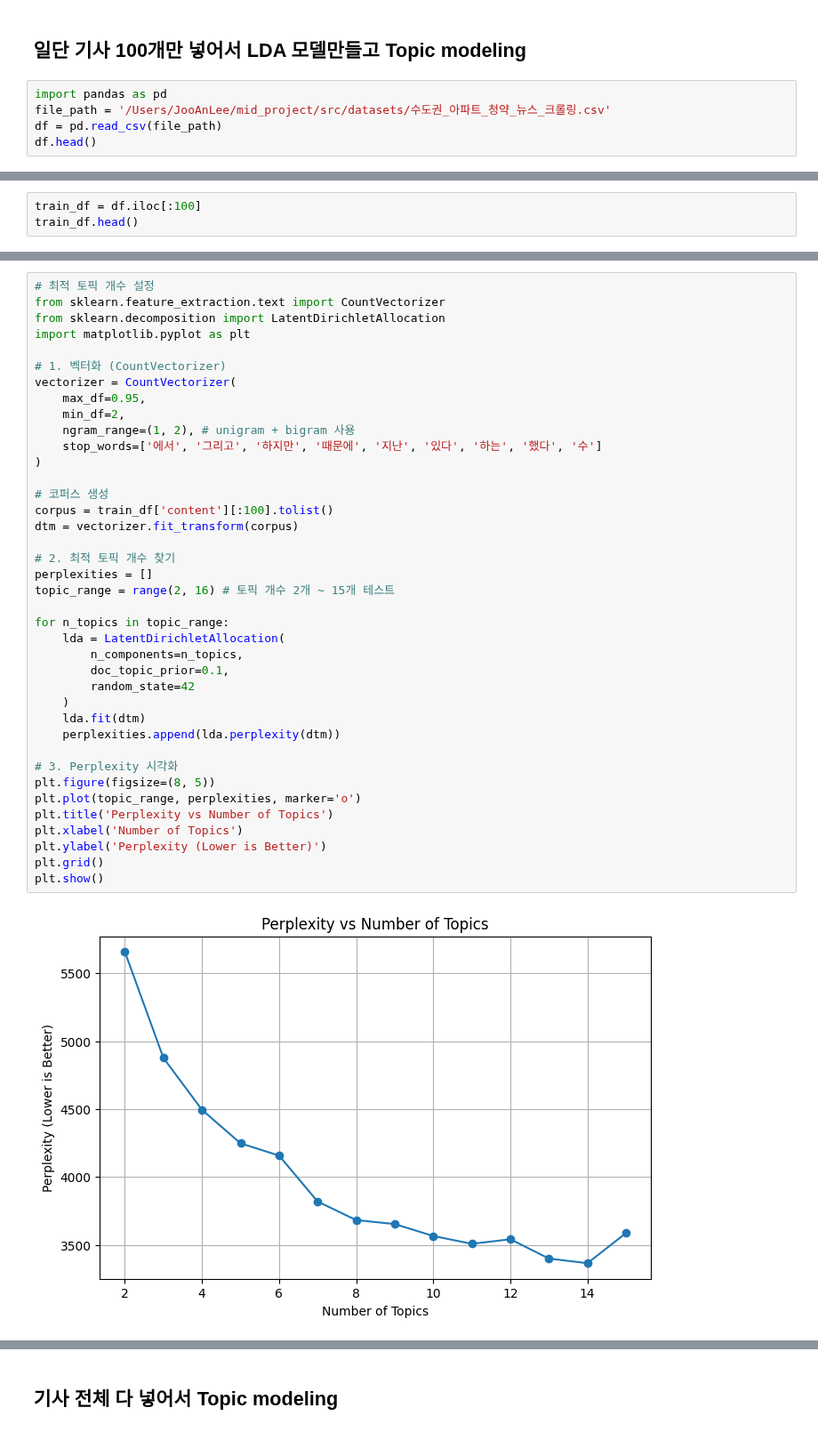
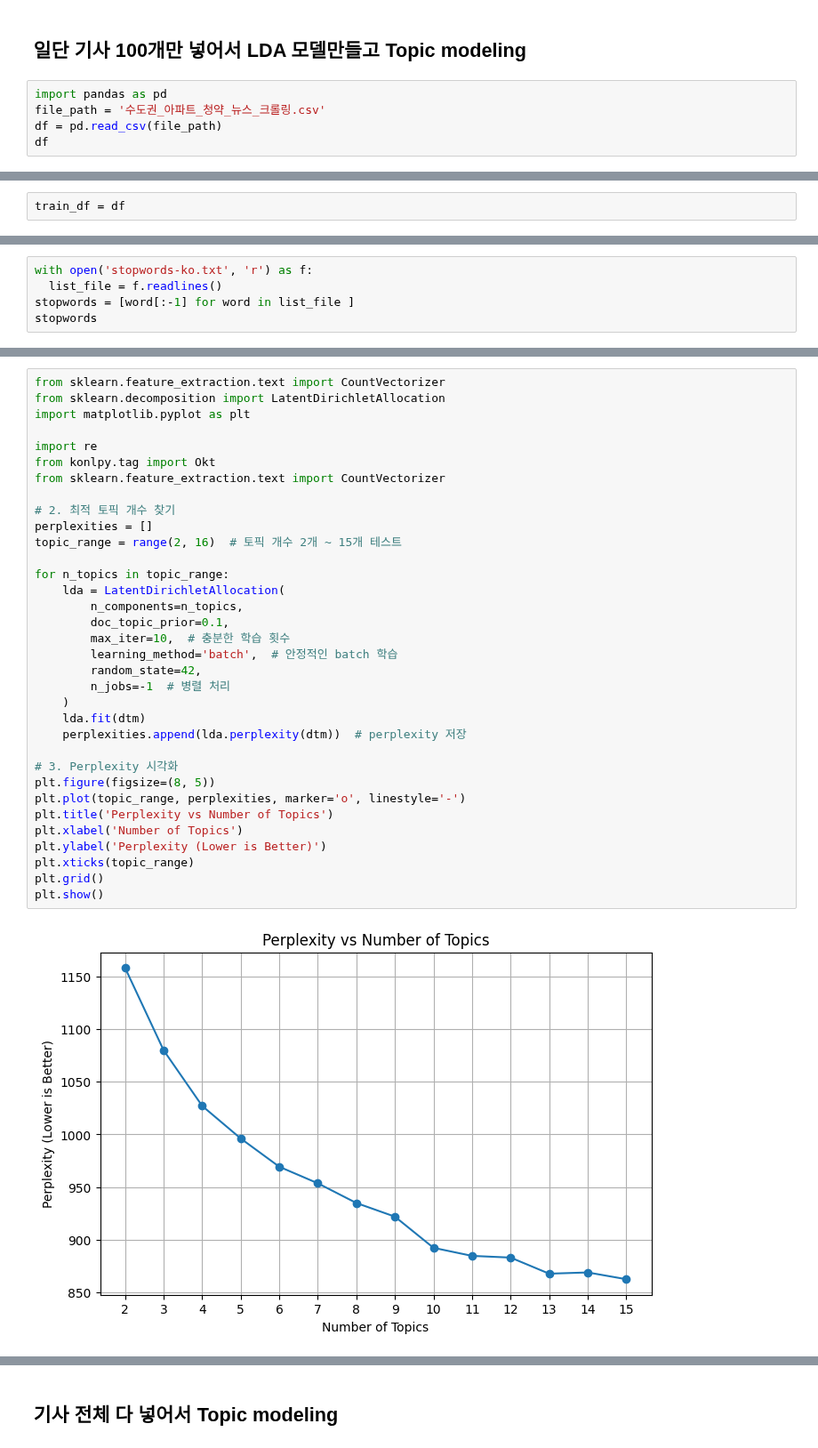
Before and after one commit to choikwangil95/HKToss-MLOps-Proejct, a Jupyter notebook: src/datasets/[JA] topic modeling_2.ipynb, the cells around one changed output, grey strips where cells are left out. Shown at 89% size. Saved outputs shown, nothing was run; the diff lists cells and outputs as text.

```diff
--- a/src/datasets/[JA] topic modeling_2.ipynb
+++ b/src/datasets/[JA] topic modeling_2.ipynb
@@ -5,9 +5,9 @@ from sklearn.decomposition import LatentDirichletAllocation
 ## 일단 기사 100개만 넣어서 LDA 모델만들고 Topic modeling
 # %%
 import pandas as pd
-file_path = '/Users/JooAnLee/mid_project/src/datasets/수도권_아파트_청약_뉴스_크롤링.csv'
+file_path = '수도권_아파트_청약_뉴스_크롤링.csv'
 df = pd.read_csv(file_path)
-df.head()
+df
 # %% [output]
 |  | title | content | url | apartment |
 | 0 | “7인 가구에 무주택 15년 이상”…새해 첫 만점통장 ‘이곳... | 의왕 월암지구 대방 디에트르 레이크파크 조감도. [사진 출처... | https://n.news.naver.com/mnews/ar... | 의왕 월암지구 대방 디에트르 레이크파크 |
@@ -18,3 +25,2 @@ df.head()
 # %%
-train_df = df.iloc[:100]
-train_df.head()
+train_df = df
@@ -27,0 +49,5 @@ train_df.head()
+# %%
+with open('stopwords-ko.txt', 'r') as f:
+  list_file = f.readlines()
+stopwords = [word[:-1] for word in list_file ]
+stopwords
@@ -28,42 +244,37 @@ train_df.head()
 # %%
-# 최적 토픽 개수 설정
 from sklearn.feature_extraction.text import CountVectorizer
 from sklearn.decomposition import LatentDirichletAllocation
 import matplotlib.pyplot as plt
 
-# 1. 벡터화 (CountVectorizer)
-vectorizer = CountVectorizer(
-    max_df=0.95,
-    min_df=2,
-    ngram_range=(1, 2), # unigram + bigram 사용
-    stop_words=['에서', '그리고', '하지만', '때문에', '지난', '있다', '하는', '했다', '수']
-)
-
-# 코퍼스 생성
-corpus = train_df['content'][:100].tolist()
-dtm = vectorizer.fit_transform(corpus)
+import re
+from konlpy.tag import Okt
+from sklearn.feature_extraction.text import CountVectorizer
 
 # 2. 최적 토픽 개수 찾기
 perplexities = []
-topic_range = range(2, 16) # 토픽 개수 2개 ~ 15개 테스트
+topic_range = range(2, 16)  # 토픽 개수 2개 ~ 15개 테스트
 
 for n_topics in topic_range:
     lda = LatentDirichletAllocation(
         n_components=n_topics,
         doc_topic_prior=0.1,
-        random_state=42
+        max_iter=10,  # 충분한 학습 횟수
+        learning_method='batch',  # 안정적인 batch 학습
+        random_state=42,
+        n_jobs=-1  # 병렬 처리
     )
     lda.fit(dtm)
-    perplexities.append(lda.perplexity(dtm))
+    perplexities.append(lda.perplexity(dtm))  # perplexity 저장
 
 # 3. Perplexity 시각화
 plt.figure(figsize=(8, 5))
-plt.plot(topic_range, perplexities, marker='o')
+plt.plot(topic_range, perplexities, marker='o', linestyle='-')
 plt.title('Perplexity vs Number of Topics')
 plt.xlabel('Number of Topics')
 plt.ylabel('Perplexity (Lower is Better)')
+plt.xticks(topic_range)
 plt.grid()
 plt.show()
 # %% [output]
-[figure, old version]
+[figure, new version]
 # %%
```
Also changed, not shown: parts of 13 cells of this notebook, 2 other files.
